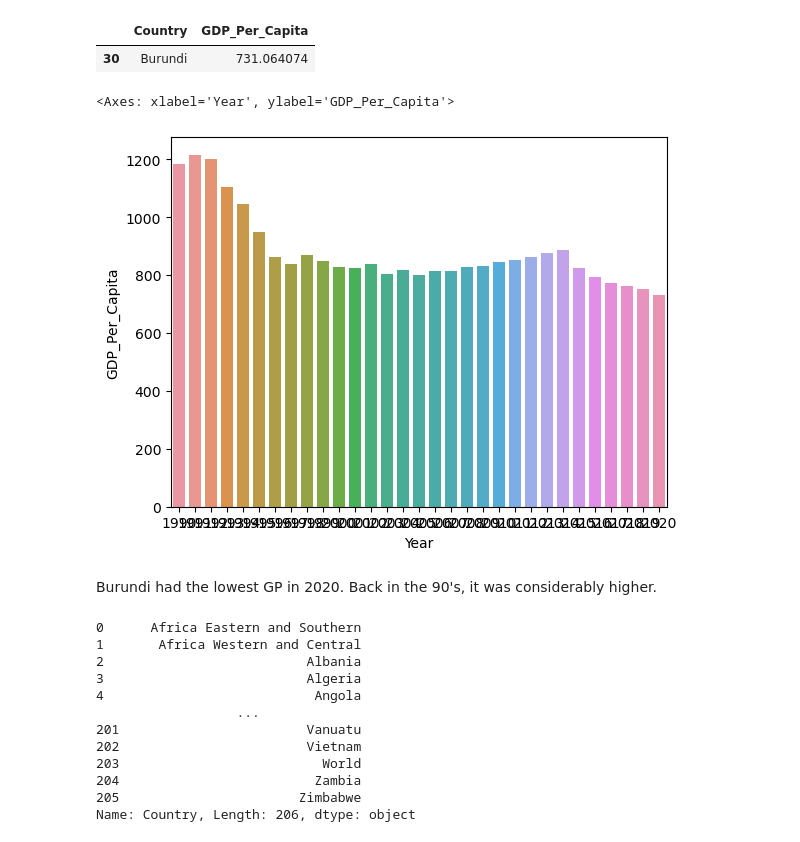
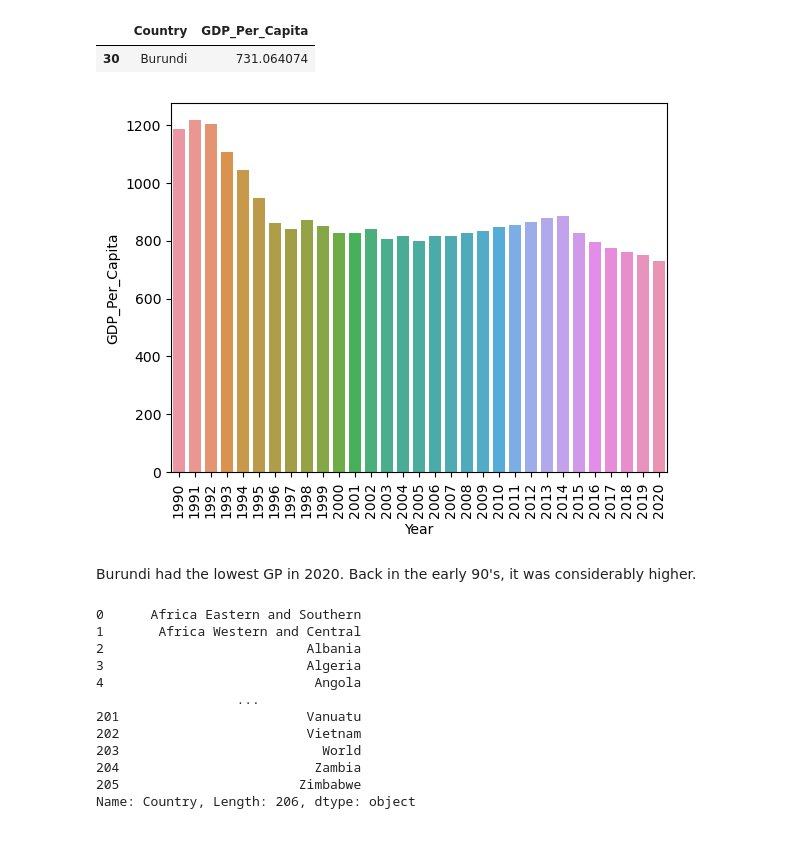
Before and after one commit to Joshua-Clugston/un-project-Joshua-Clugston, a Jupyter notebook: notebooks/un_project_notebook.ipynb, the cells around one changed output. Saved outputs shown, nothing was run; the diff lists cells and outputs as text; code cells hidden in the pictures.

```diff
--- a/notebooks/un_project_notebook.ipynb
+++ b/notebooks/un_project_notebook.ipynb
@@ -367,12 +356,13 @@ gdp_2020_min
 | 30 | Burundi | 731.064074 |
 # %%
 gdp_bur = gdp_df[gdp_df.Country == 'Burundi'].reset_index()
-sns.barplot(x = 'Year', y = 'GDP_Per_Capita', data = gdp_bur)
+bur_graph = sns.barplot(x = 'Year', y = 'GDP_Per_Capita', data = gdp_bur)
+
+var = bur_graph.set_xticklabels(bur_graph.get_xticklabels(), rotation=90)
 # %% [output]
-<Axes: xlabel='Year', ylabel='GDP_Per_Capita'>
-[figure, old version]
+[figure, new version]
 # %% [markdown]
-Burundi had the lowest GP in 2020. Back in the 90's, it was considerably higher.
+Burundi had the lowest GP in 2020. Back in the early 90's, it was considerably higher.
 # %%
 #13 Bonus
 
```
Also changed, not shown: parts of 19 cells of this notebook.
